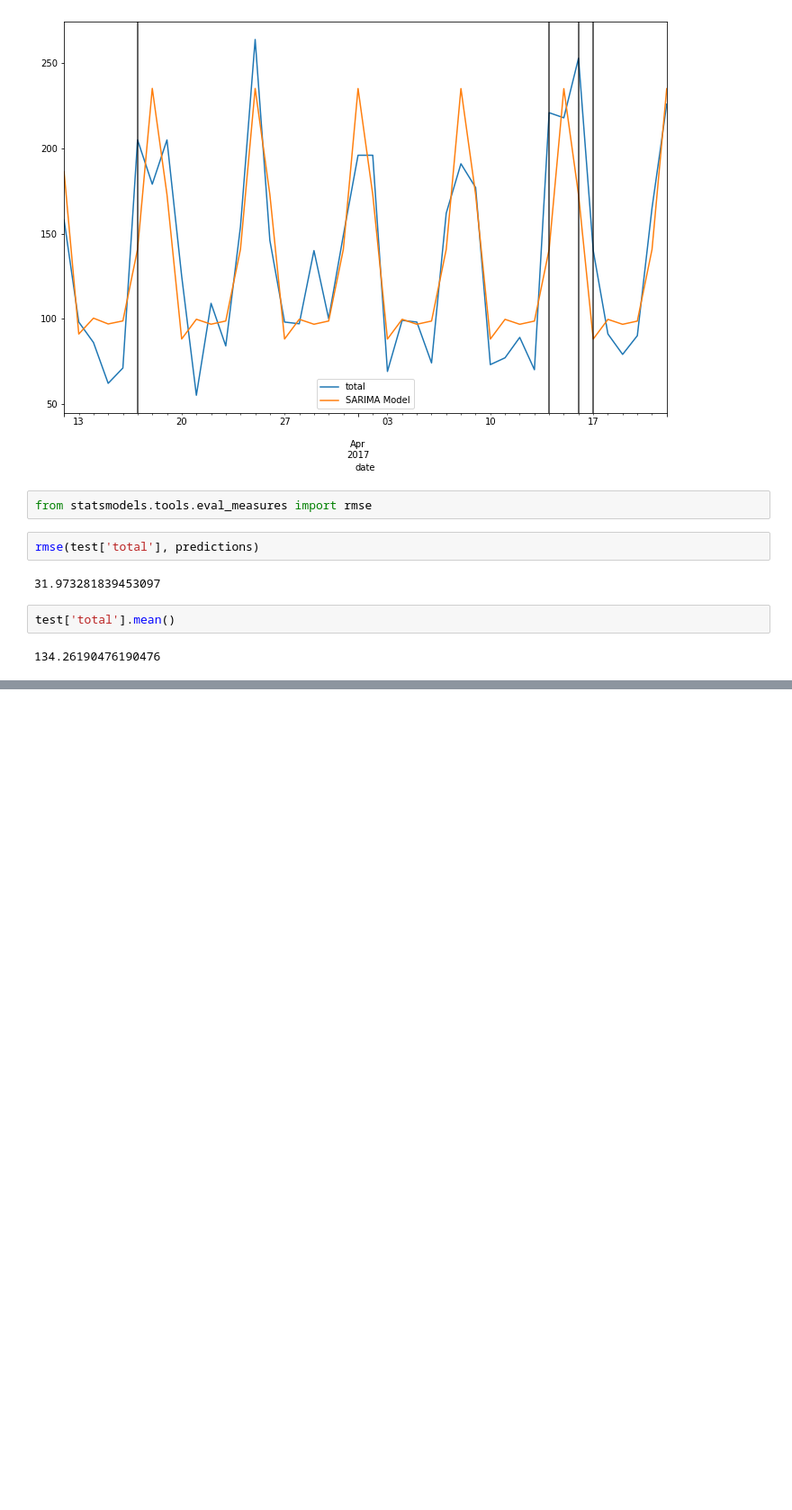
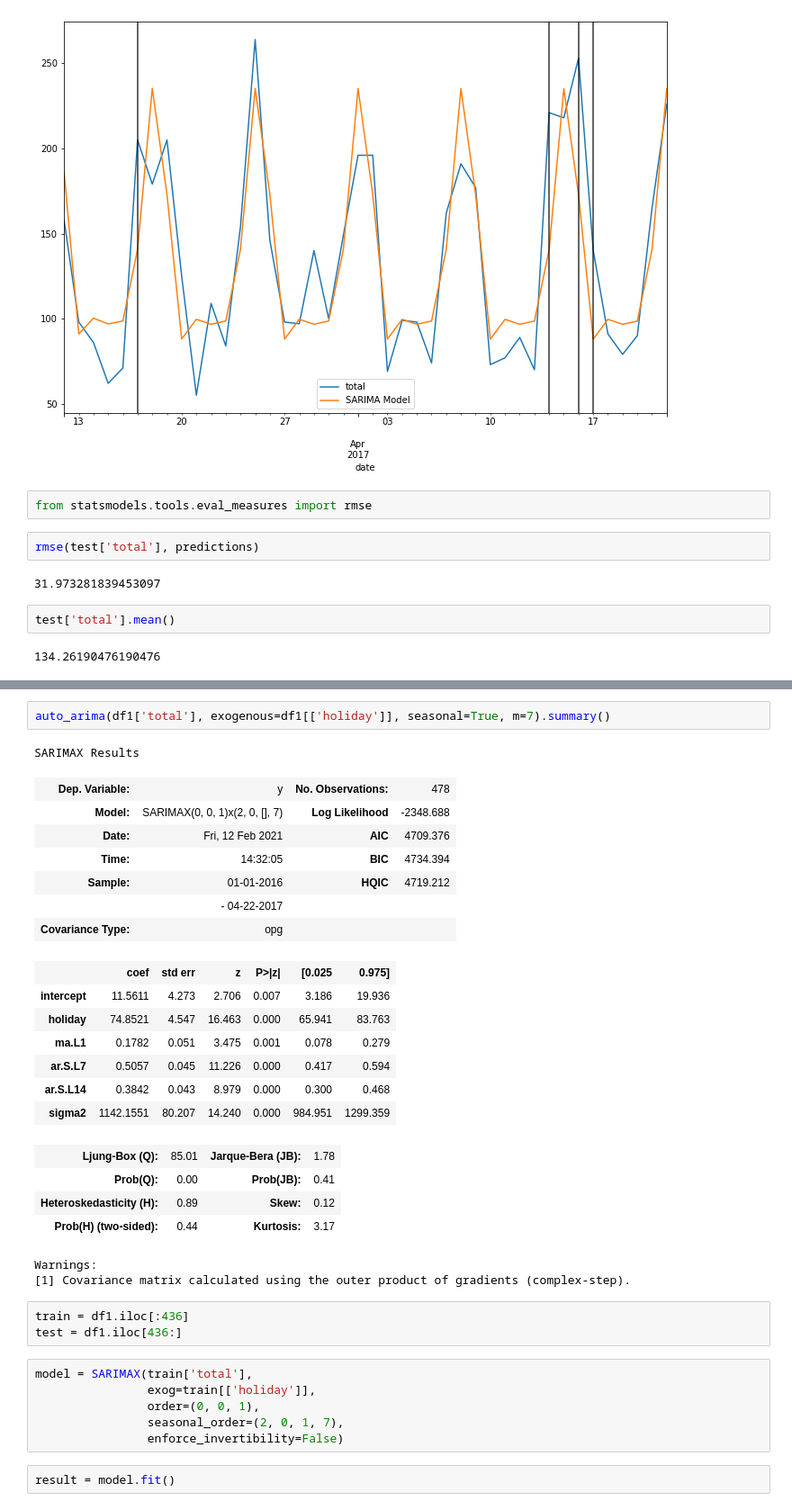
Before and after one commit to jafar-shodiq/jose-portilla-courses, a Jupyter notebook: time-series-data-analysis/sarimax.ipynb, the cells around one changed output, grey strips where cells are left out. Shown at 90% size. Saved outputs shown, nothing was run; the diff lists cells and outputs as text; blank space fills up the shorter version.

```diff
--- a/time-series-data-analysis/sarimax.ipynb
+++ b/time-series-data-analysis/sarimax.ipynb
@@ -203,0 +223,35 @@ test['total'].mean()
+# %%
+auto_arima(df1['total'], exogenous=df1[['holiday']], seasonal=True, m=7).summary()
+# %% [output]
+SARIMAX Results
+| Dep. Variable: | y | No. Observations: | 478 |
+| Model: | SARIMAX(0, 0, 1)x(2, 0, [], 7) | Log Likelihood | -2348.688 |
+| Date: | Fri, 12 Feb 2021 | AIC | 4709.376 |
+| Time: | 14:32:05 | BIC | 4734.394 |
+| Sample: | 01-01-2016 | HQIC | 4719.212 |
+|  | - 04-22-2017 |  |  |
+| Covariance Type: | opg |  |  |
+|  | coef | std err | z | P>|z| | [0.025 | 0.975] |
+| intercept | 11.5611 | 4.273 | 2.706 | 0.007 | 3.186 | 19.936 |
+| holiday | 74.8521 | 4.547 | 16.463 | 0.000 | 65.941 | 83.763 |
+| ma.L1 | 0.1782 | 0.051 | 3.475 | 0.001 | 0.078 | 0.279 |
+| ar.S.L7 | 0.5057 | 0.045 | 11.226 | 0.000 | 0.417 | 0.594 |
+| ar.S.L14 | 0.3842 | 0.043 | 8.979 | 0.000 | 0.300 | 0.468 |
+| sigma2 | 1142.1551 | 80.207 | 14.240 | 0.000 | 984.951 | 1299.359 |
+| Ljung-Box (Q): | 85.01 | Jarque-Bera (JB): | 1.78 |
+| Prob(Q): | 0.00 | Prob(JB): | 0.41 |
+| Heteroskedasticity (H): | 0.89 | Skew: | 0.12 |
+| Prob(H) (two-sided): | 0.44 | Kurtosis: | 3.17 |
+Warnings:
+[1] Covariance matrix calculated using the outer product of gradients (complex-step).
+# %%
+train = df1.iloc[:436]
+test = df1.iloc[436:]
+# %%
+model = SARIMAX(train['total'],
+                exog=train[['holiday']],
+                order=(0, 0, 1),
+                seasonal_order=(2, 0, 1, 7),
+                enforce_invertibility=False)
+# %%
+result = model.fit()
```
Also changed, not shown: parts of 14 cells of this notebook.
